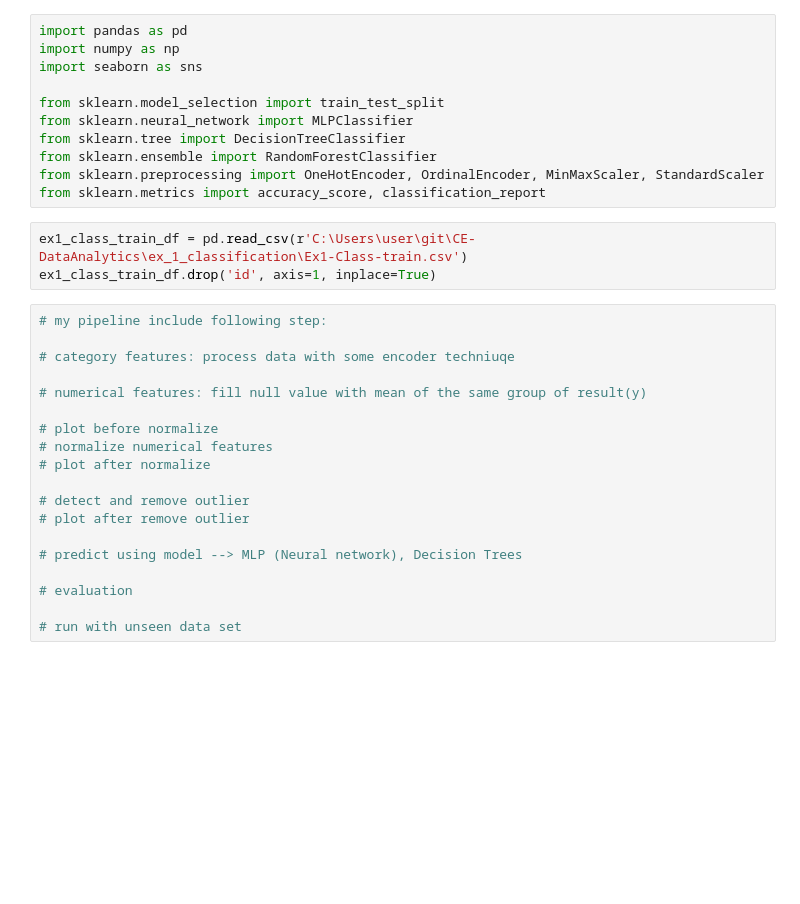
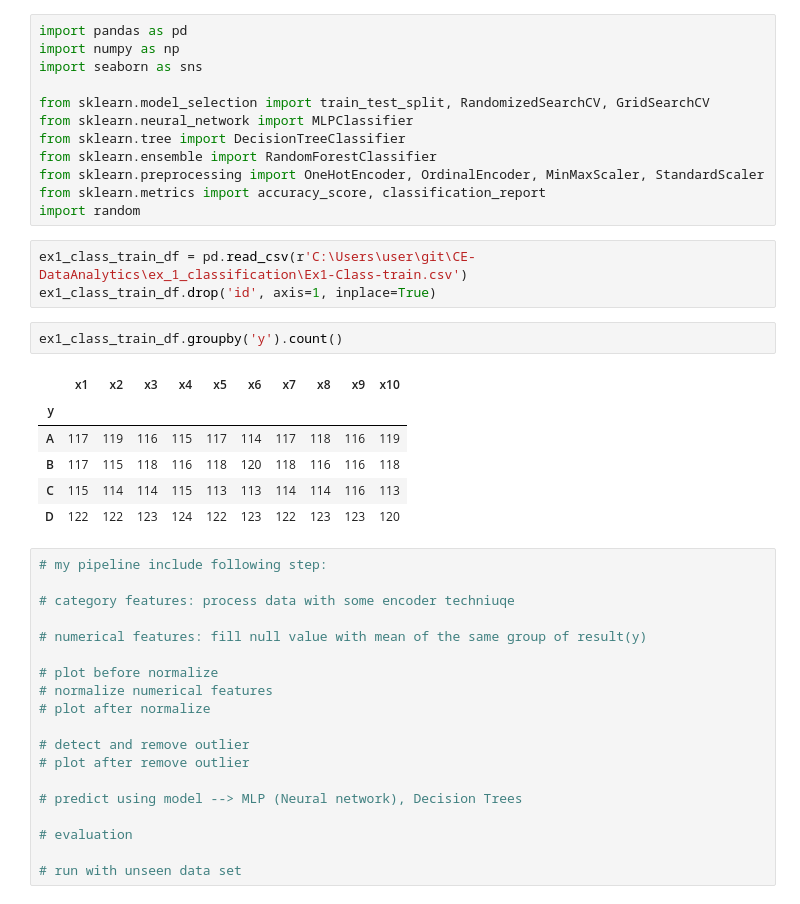
Before and after one commit to worachote1/CE-DataAnalytics, a Jupyter notebook: ex_1_classification/ex_1_classification.ipynb, the cells around one changed output. Drawn from its saved outputs; the diff is of its cells as text; blank space fills up the shorter version.

```diff
--- a/ex_1_classification/ex_1_classification.ipynb
+++ b/ex_1_classification/ex_1_classification.ipynb
@@ -3,15 +3,25 @@ import pandas as pd
 import numpy as np
 import seaborn as sns
 
-from sklearn.model_selection import train_test_split
+from sklearn.model_selection import train_test_split, RandomizedSearchCV, GridSearchCV
 from sklearn.neural_network import MLPClassifier
 from sklearn.tree import DecisionTreeClassifier
 from sklearn.ensemble import RandomForestClassifier
 from sklearn.preprocessing import OneHotEncoder, OrdinalEncoder, MinMaxScaler, StandardScaler
 from sklearn.metrics import accuracy_score, classification_report
+import random
 # %%
 ex1_class_train_df = pd.read_csv(r'C:\Users\user\git\CE-DataAnalytics\ex_1_classification\Ex1-Class-train.csv')
 ex1_class_train_df.drop('id', axis=1, inplace=True)
+# %%
+ex1_class_train_df.groupby('y').count()
+# %% [output]
+|  | x1 | x2 | x3 | x4 | x5 | x6 | x7 | x8 | x9 | x10 |
+| y |  |  |  |  |  |  |  |  |  |  |
+| A | 117 | 119 | 116 | 115 | 117 | 114 | 117 | 118 | 116 | 119 |
+| B | 117 | 115 | 118 | 116 | 118 | 120 | 118 | 116 | 116 | 118 |
+| C | 115 | 114 | 114 | 115 | 113 | 113 | 114 | 114 | 116 | 113 |
+| D | 122 | 122 | 123 | 124 | 122 | 123 | 122 | 123 | 123 | 120 |
 # %%
 # my pipeline include following step:
 
```
Also changed, not shown: parts of 2 cells of this notebook, 4 other files.
